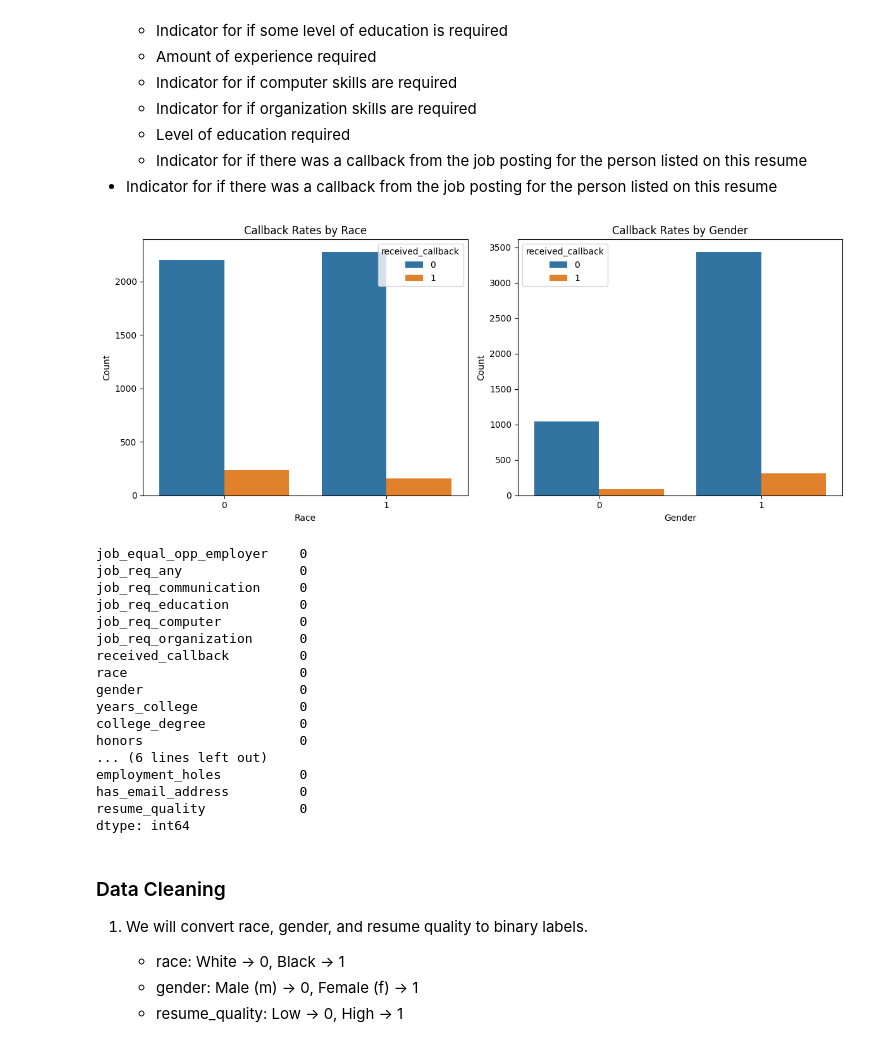
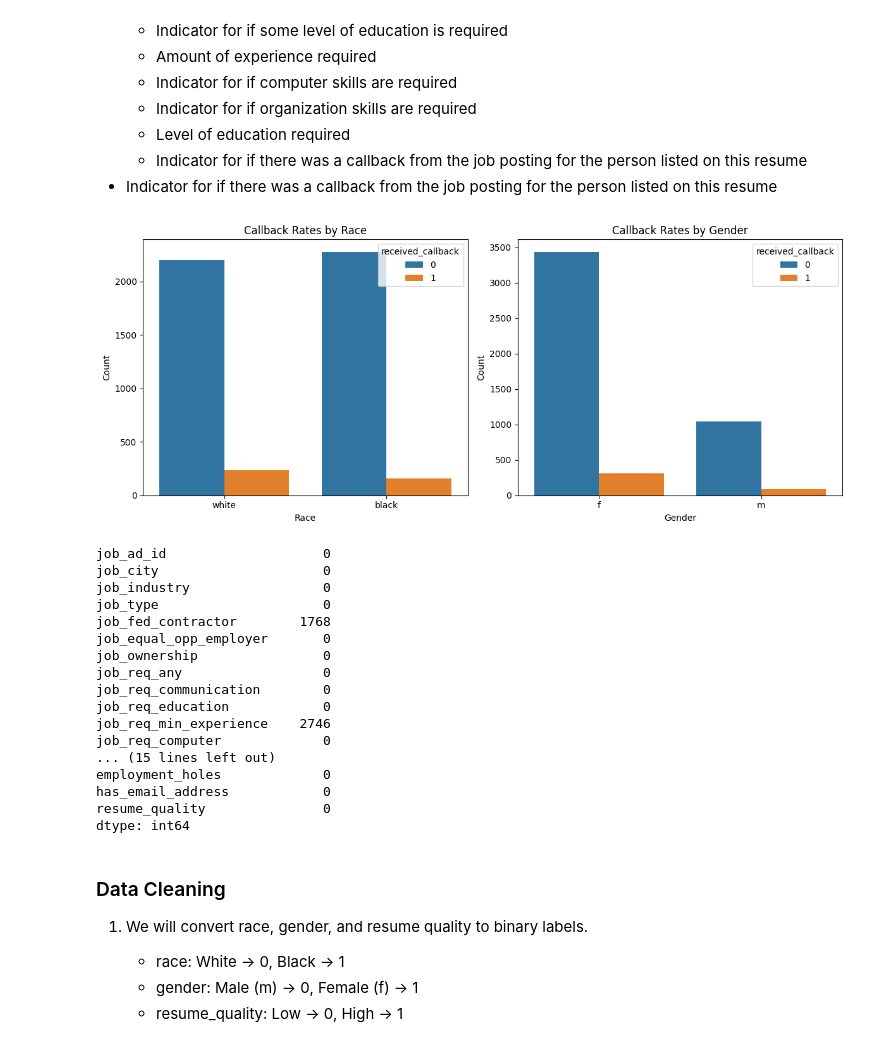
Before and after one commit to jag039/CSE190_-Assignment2, a Jupyter notebook: Assignment2.ipynb, the cells around one changed output. Drawn from its saved outputs; the diff is of its cells as text; code cells hidden in the pictures.

```diff
--- a/Assignment2.ipynb
+++ b/Assignment2.ipynb
@@ -75,39 +78,39 @@ Dataset features:
   - Indicator for if there was a callback from the job posting for the person listed on this resume
 - Indicator for if there was a callback from the job posting for the person listed on this resume
 # %%
-fig, axes = plt.subplots(1, 3, figsize=(12, 5))
+fig, axes = plt.subplots(1, 2, figsize=(12, 5))
 
 sns.countplot(x="race", hue="received_callback", data=df, ax=axes[0])
 axes[0].set_xlabel("Race")
 axes[0].set_ylabel("Count")
 axes[0].set_title("Callback Rates by Race")
 
 sns.countplot(x="gender", hue="received_callback", data=df, ax=axes[1])
 axes[1].set_xlabel("Gender")
 axes[1].set_ylabel("Count")
 axes[1].set_title("Callback Rates by Gender")
 plt.tight_layout()
 plt.show()
 
 print(df.isnull().sum())
 # %% [output]
-[figure, old version]
+[figure, new version]
-job_equal_opp_employer    0
-job_req_any               0
-job_req_communication     0
-job_req_education         0
-job_req_computer          0
-job_req_organization      0
-received_callback         0
-race                      0
-gender                    0
-years_college             0
-college_degree            0
-honors                    0
-... (6 lines left out)
-employment_holes          0
-has_email_address         0
-resume_quality            0
+job_ad_id                    0
+job_city                     0
+job_industry                 0
+job_type                     0
+job_fed_contractor        1768
+job_equal_opp_employer       0
+job_ownership                0
+job_req_any                  0
+job_req_communication        0
+job_req_education            0
+job_req_min_experience    2746
+job_req_computer             0
+... (15 lines left out)
+employment_holes             0
+has_email_address            0
+resume_quality               0
 dtype: int64
 # %% [markdown]
 ### Data Cleaning
```
Also changed, not shown: parts of 5 cells of this notebook.
